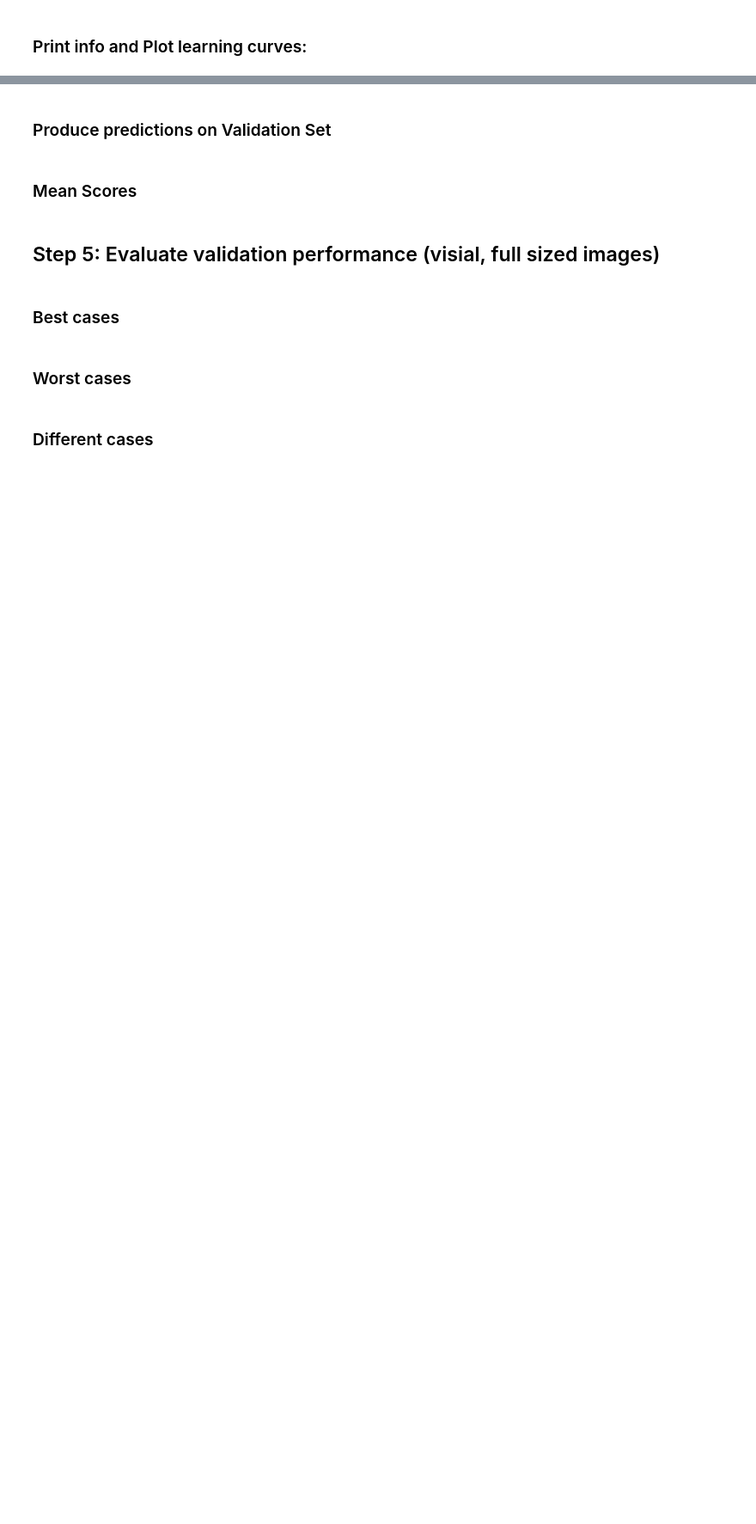
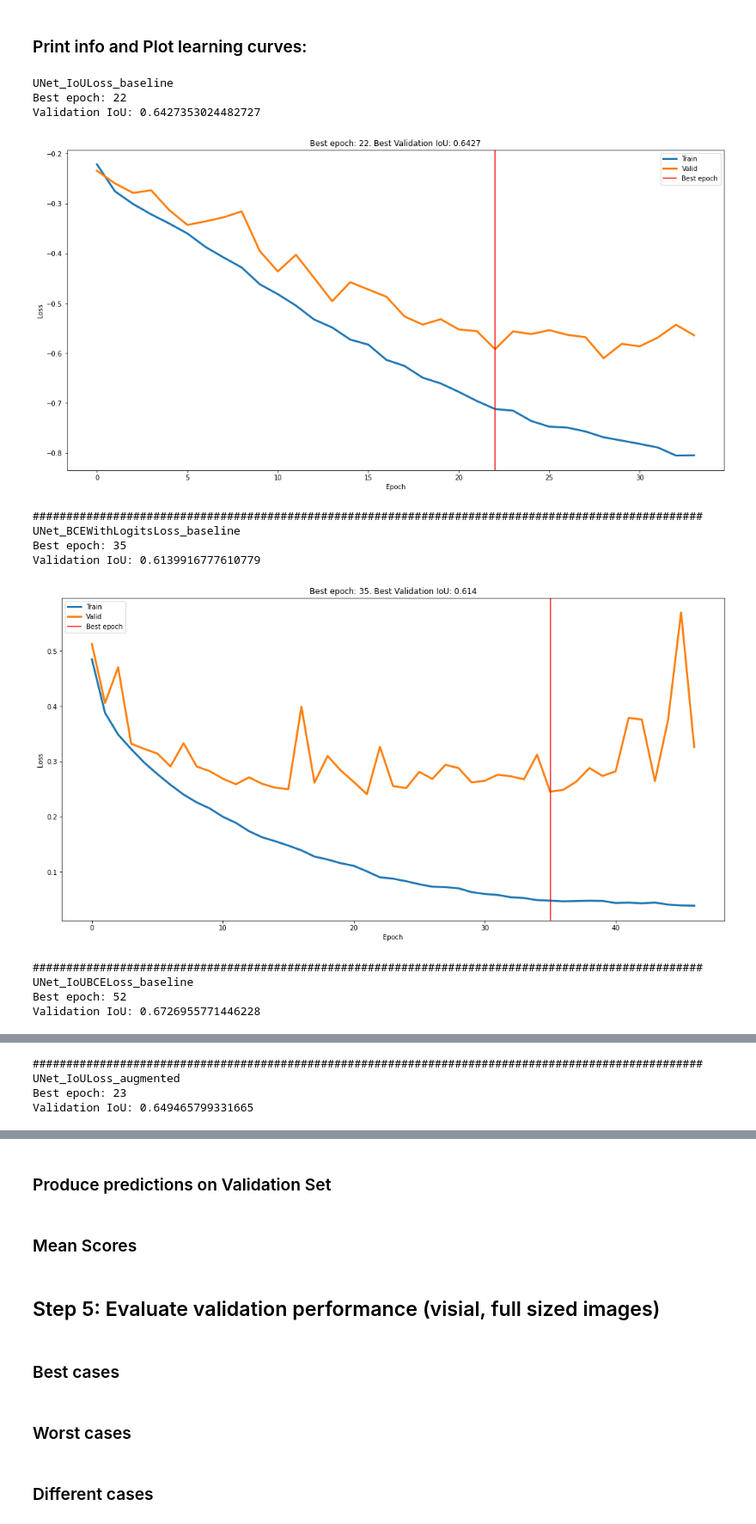
Before and after one commit to GeorgeBatch/kvasir-seg, a Jupyter notebook: notebooks/validation_results.ipynb, the cells around one changed output, grey strips where cells are left out. Shown at 86% size. Cells and saved outputs as stored; diff of their text form; code cells hidden in the pictures; blank space fills up the shorter version.

Commit message:
produce new learning curves with validation-results notebook

```diff
--- a/notebooks/validation_results.ipynb
+++ b/notebooks/validation_results.ipynb
@@ -106,26 +91,51 @@ model.load_state_dict(torch.load(f'../checkpoints/ckpt_{model_name}.pth')['net']
+# %%
+# model_name = 'UNet_IoULoss_baseline'
+# model_name = 'UNet_BCEWithLogitsLoss_baseline'
+# model_name = 'UNet_IoUBCELoss_baseline'
+# model_name = 'UNet_IoULoss_augmented'
+# model_name = 'UNet_BCEWithLogitsLoss_augmented'
+model_name = 'UNet_IoUBCELoss_augmented'
 # %% [markdown]
 ### Print info and Plot learning curves:
-# %%
-history = torch.load(f'../checkpoints/ckpt_{model_name}.pth')
-
-best_epoch = history['epoch']
-best_iou = history['iou'].item()
-
-print('Best epoch:', best_epoch)
-print(f'Validation IoU:', best_iou)
 # %%
-train_losses = history['train_losses']
-val_losses = history['val_losses']
+for model_name in ['UNet_IoULoss_baseline', 'UNet_BCEWithLogitsLoss_baseline', 'UNet_IoUBCELoss_baseline', 'UNet_IoULoss_augmented', 'UNet_BCEWithLogitsLoss_augmented', 'UNet_IoUBCELoss_augmented']:
+    print(model_name)
+    history = torch.load(f'../checkpoints/{model_name}.pth')
 
-# plot
-plt.figure(figsize=(18, 9))
-plt.plot(np.arange(len(train_losses)), train_losses, label=f'Train', linewidth=3)
-plt.plot(np.arange(len(val_losses)), val_losses, label=f'Valid', linewidth=3)
-plt.axvline(x=best_epoch, label='Best epoch', color='red')
-plt.xlabel('Epoch')
-plt.ylabel('Loss')
-plt.title(f'Best epoch: {best_epoch}. Best Validation IoU: {best_iou:.4}')
-plt.legend(loc='best')
+    best_epoch = history['epoch']
+    best_iou = history['iou'].item()
 
-plt.savefig(f"../figures/learning_curves/{model_name}.svg")
-plt.show()
+    print('Best epoch:', best_epoch)
+    print(f'Validation IoU:', best_iou)
+
+    train_losses = history['train_losses']
+    val_losses = history['val_losses']
+
+    # plot
+    plt.figure(figsize=(18, 9))
+    plt.plot(np.arange(len(train_losses)), train_losses, label=f'Train', linewidth=3)
+    plt.plot(np.arange(len(val_losses)), val_losses, label=f'Valid', linewidth=3)
+    plt.axvline(x=best_epoch, label='Best epoch', color='red')
+    plt.xlabel('Epoch')
+    plt.ylabel('Loss')
+    plt.title(f'Best epoch: {best_epoch}. Best Validation IoU: {best_iou:.4}')
+    plt.legend(loc='best')
+
+    plt.savefig(f"../figures/learning_curves/{model_name}.svg")
+    plt.show()
+
+    print('#'*100)
+# %% [output]
+UNet_IoULoss_baseline
+Best epoch: 22
+Validation IoU: 0.6427353024482727
+[figure, added]
+####################################################################################################
+UNet_BCEWithLogitsLoss_baseline
+Best epoch: 35
+Validation IoU: 0.6139916777610779
+[figure, added]
+####################################################################################################
+UNet_IoUBCELoss_baseline
+Best epoch: 52
+Validation IoU: 0.6726955771446228
@@ -131,0 +143,4 @@ plt.show()
+####################################################################################################
+UNet_IoULoss_augmented
+Best epoch: 23
+Validation IoU: 0.649465799331665
```
Also changed, not shown: parts of 7 cells of this notebook, 6 other files.
